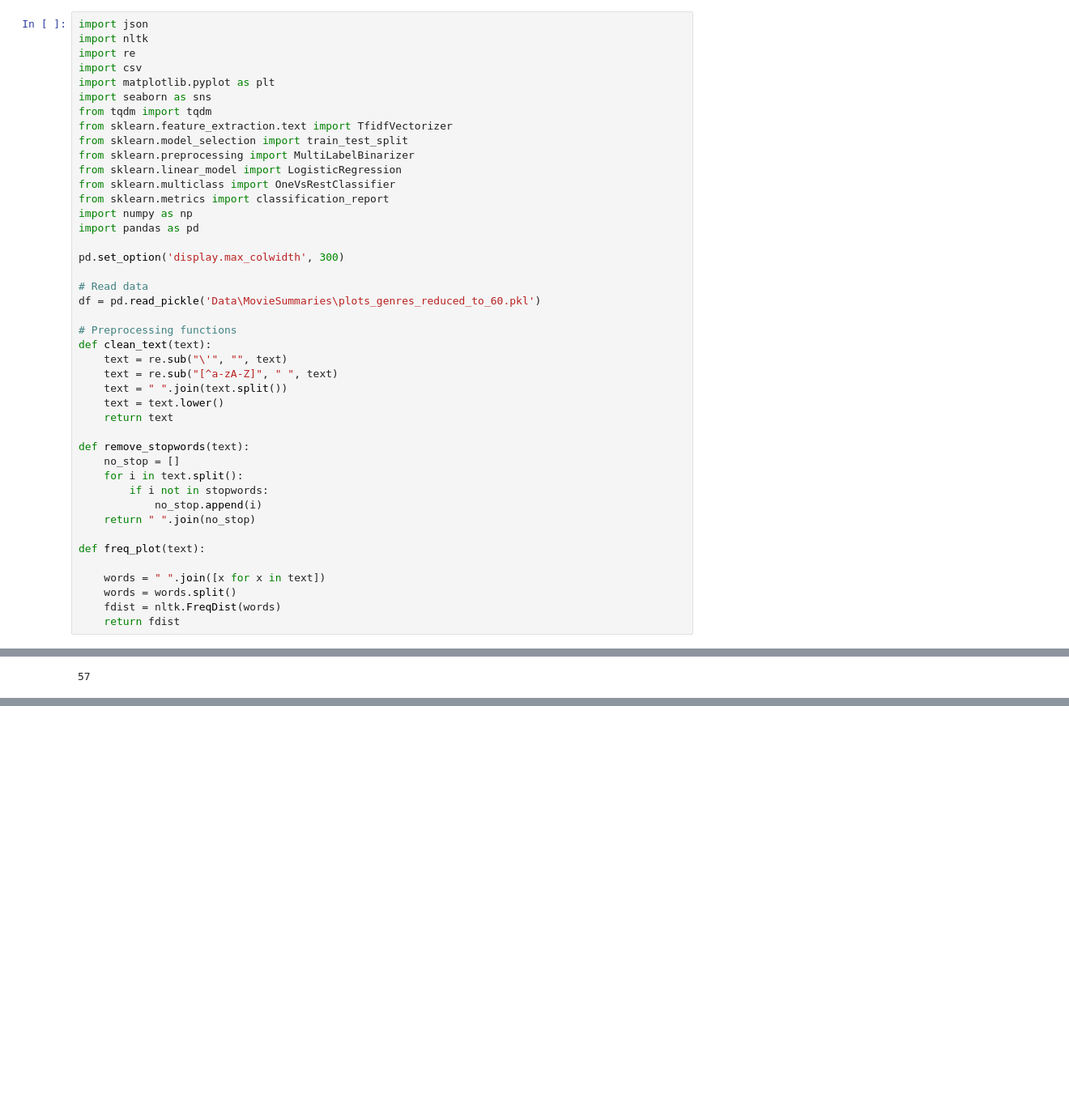
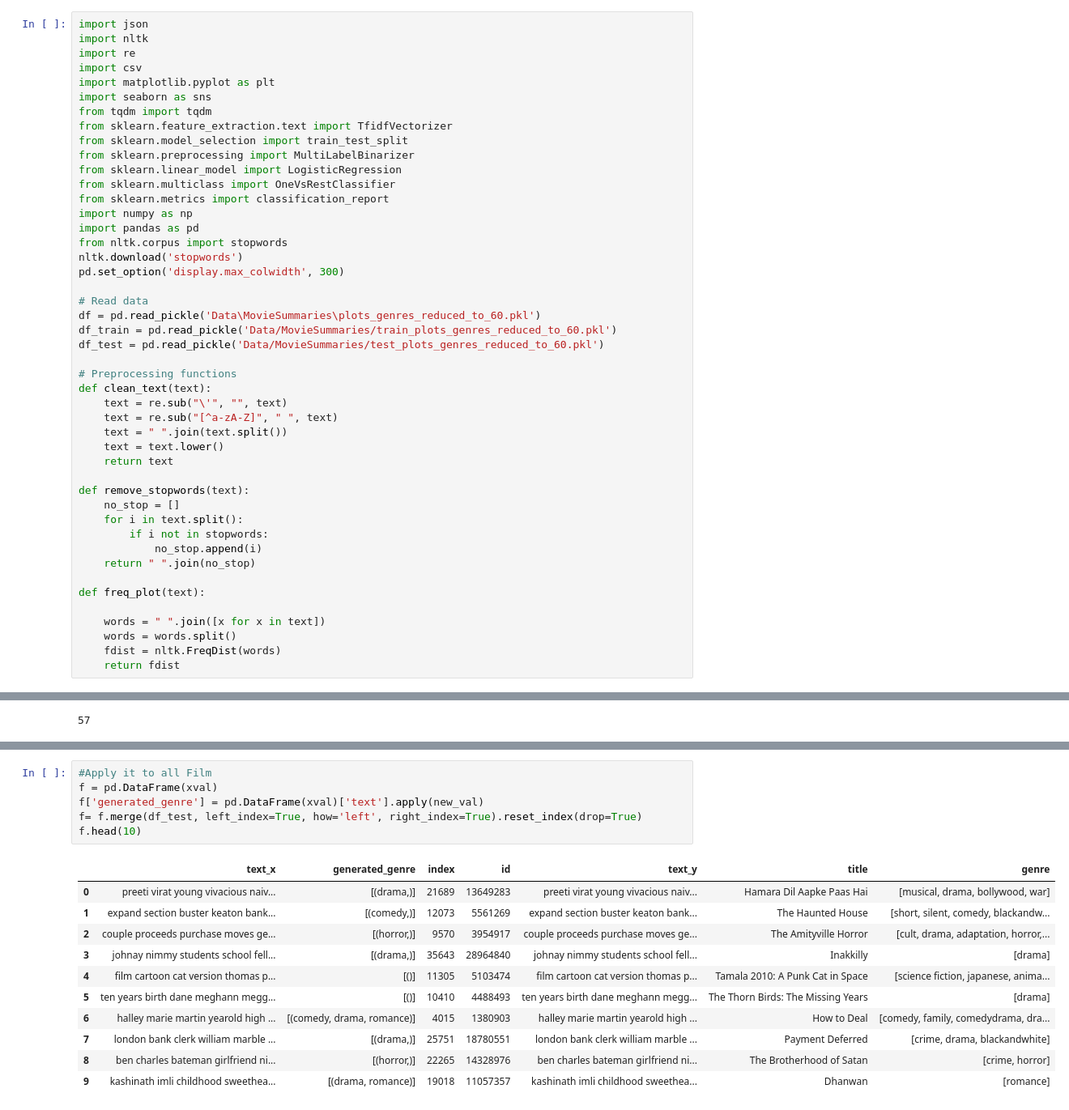
Before and after one commit to MatthiasRemta/NLP_Project, a Jupyter notebook: Logistic_Regression_try_reduced_to_60.ipynb, the cells around one changed output, grey strips where cells are left out. Shown at 81% size. Drawn from its saved outputs; the diff is of its cells as text; blank space fills up the shorter version.

```diff
--- a/Logistic_Regression_try_reduced_to_60.ipynb
+++ b/Logistic_Regression_try_reduced_to_60.ipynb
@@ -14,11 +14,14 @@ from sklearn.multiclass import OneVsRestClassifier
 from sklearn.metrics import classification_report
 import numpy as np
 import pandas as pd
-
+from nltk.corpus import stopwords
+nltk.download('stopwords')
 pd.set_option('display.max_colwidth', 300)
 
 # Read data
 df = pd.read_pickle('Data\MovieSummaries\plots_genres_reduced_to_60.pkl')
+df_train = pd.read_pickle('Data/MovieSummaries/train_plots_genres_reduced_to_60.pkl')
+df_test = pd.read_pickle('Data/MovieSummaries/test_plots_genres_reduced_to_60.pkl')
 
 # Preprocessing functions
 def clean_text(text):
@@ -153,0 +210,18 @@ df_report.to_csv('Results\Metrics\classification_report_reduced_to_60.csv', inde
+# %%
+#Apply it to all Film
+f = pd.DataFrame(xval)
+f['generated_genre'] = pd.DataFrame(xval)['text'].apply(new_val)
+f= f.merge(df_test, left_index=True, how='left', right_index=True).reset_index(drop=True)
+f.head(10)
+# %% [output]
+|  | text_x | generated_genre | index | id | text_y | title | genre |
+| 0 | preeti virat young vivacious naiv... | [(drama,)] | 21689 | 13649283 | preeti virat young vivacious naiv... | Hamara Dil Aapke Paas Hai | [musical, drama, bollywood, war] |
+| 1 | expand section buster keaton bank... | [(comedy,)] | 12073 | 5561269 | expand section buster keaton bank... | The Haunted House | [short, silent, comedy, blackandw... |
+| 2 | couple proceeds purchase moves ge... | [(horror,)] | 9570 | 3954917 | couple proceeds purchase moves ge... | The Amityville Horror | [cult, drama, adaptation, horror,... |
+| 3 | johnay nimmy students school fell... | [(drama,)] | 35643 | 28964840 | johnay nimmy students school fell... | Inakkilly | [drama] |
+| 4 | film cartoon cat version thomas p... | [()] | 11305 | 5103474 | film cartoon cat version thomas p... | Tamala 2010: A Punk Cat in Space | [science fiction, japanese, anima... |
+| 5 | ten years birth dane meghann megg... | [()] | 10410 | 4488493 | ten years birth dane meghann megg... | The Thorn Birds: The Missing Years | [drama] |
+| 6 | halley marie martin yearold high ... | [(comedy, drama, romance)] | 4015 | 1380903 | halley marie martin yearold high ... | How to Deal | [comedy, family, comedydrama, dra... |
+| 7 | london bank clerk william marble ... | [(drama,)] | 25751 | 18780551 | london bank clerk william marble ... | Payment Deferred | [crime, drama, blackandwhite] |
+| 8 | ben charles bateman girlfriend ni... | [(horror,)] | 22265 | 14328976 | ben charles bateman girlfriend ni... | The Brotherhood of Satan | [crime, horror] |
+| 9 | kashinath imli childhood sweethea... | [(drama, romance)] | 19018 | 11057357 | kashinath imli childhood sweethea... | Dhanwan | [romance] |
```
Also changed, not shown: parts of 26 cells of this notebook, 7 other files.
